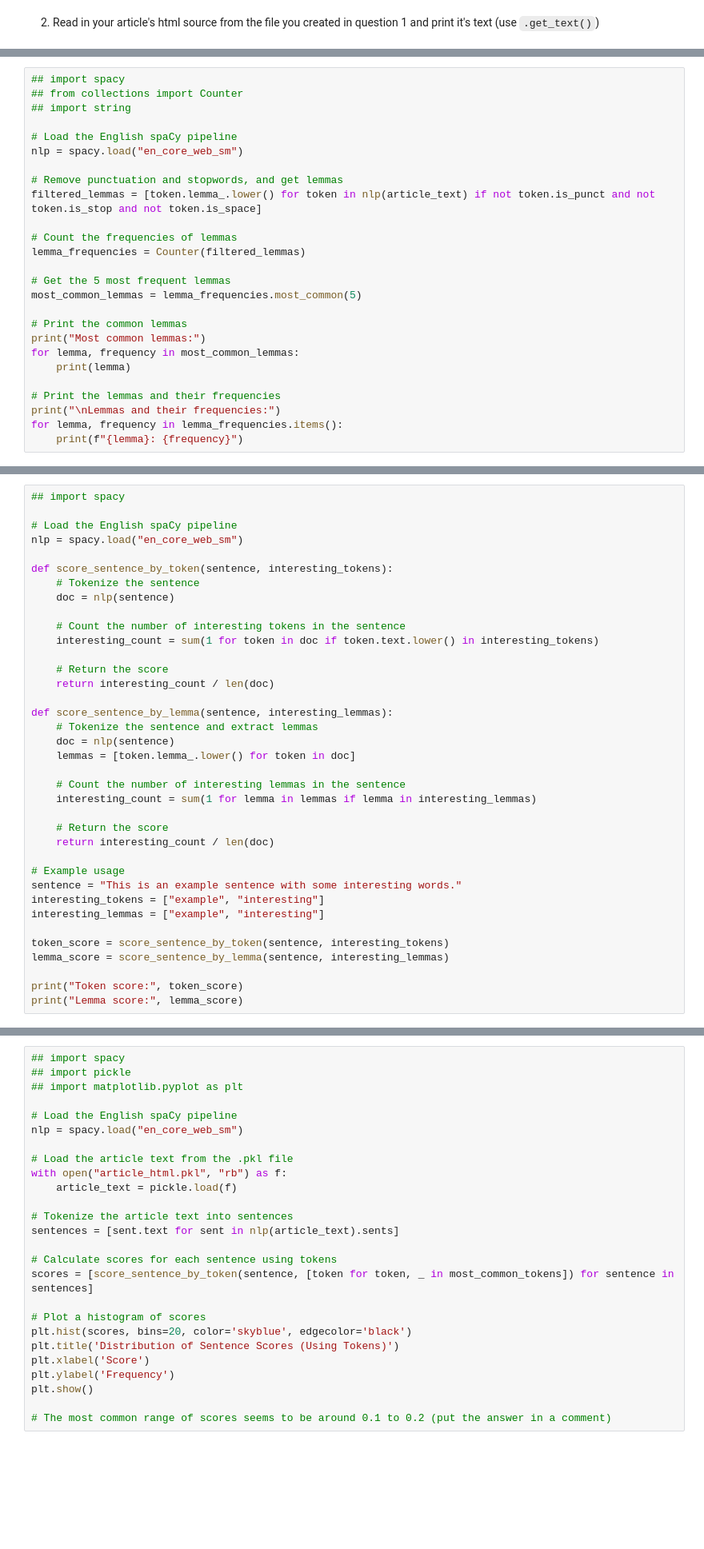
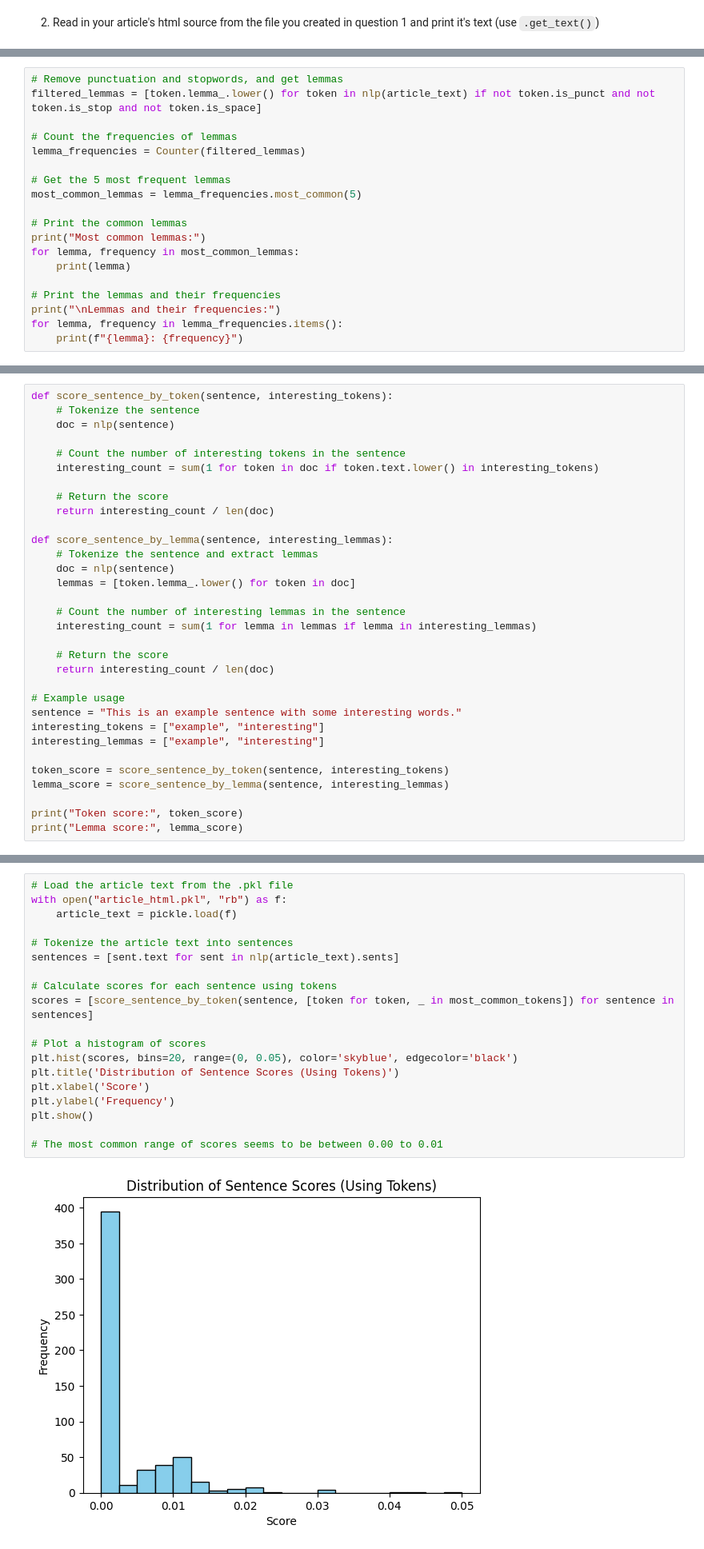
Before and after one commit to S566248/web-scraping, a Jupyter notebook: web-scraping.ipynb, the cells around one changed output, grey strips where cells are left out. Shown at 80% size. Saved outputs shown, nothing was run; the diff lists cells and outputs as text; blank space fills up the shorter version.

```diff
--- a/web-scraping.ipynb
+++ b/web-scraping.ipynb
@@ -123,11 +157,4 @@ NameError: name 'spacy' is not defined
 # %%
-## import spacy
-## from collections import Counter
-## import string
-
-# Load the English spaCy pipeline
-nlp = spacy.load("en_core_web_sm")
-
 # Remove punctuation and stopwords, and get lemmas
 filtered_lemmas = [token.lemma_.lower() for token in nlp(article_text) if not token.is_punct and not token.is_stop and not token.is_space]
 
@@ -155,9 +202,4 @@ You may find some of the code from the in class notes useful; feel free to use m
 # %%
-## import spacy
-
-# Load the English spaCy pipeline
-nlp = spacy.load("en_core_web_sm")
-
 def score_sentence_by_token(sentence, interesting_tokens):
     # Tokenize the sentence
     doc = nlp(sentence)
@@ -194,28 +241,23 @@ print("Lemma score:", lemma_score)
 # %%
-## import spacy
-## import pickle
-## import matplotlib.pyplot as plt
-
-# Load the English spaCy pipeline
-nlp = spacy.load("en_core_web_sm")
-
 # Load the article text from the .pkl file
 with open("article_html.pkl", "rb") as f:
     article_text = pickle.load(f)
 
 # Tokenize the article text into sentences
 sentences = [sent.text for sent in nlp(article_text).sents]
 
 # Calculate scores for each sentence using tokens
 scores = [score_sentence_by_token(sentence, [token for token, _ in most_common_tokens]) for sentence in sentences]
 
 # Plot a histogram of scores
-plt.hist(scores, bins=20, color='skyblue', edgecolor='black')
+plt.hist(scores, bins=20, range=(0, 0.05), color='skyblue', edgecolor='black')
 plt.title('Distribution of Sentence Scores (Using Tokens)')
 plt.xlabel('Score')
 plt.ylabel('Frequency')
 plt.show()
 
-# The most common range of scores seems to be around 0.1 to 0.2 (put the answer in a comment)
+# The most common range of scores seems to be between 0.00 to 0.01
+# %% [output]
+[figure, added]
 # %% [markdown]
 7. Make a list containing the scores (using lemmas) of every sentence in the article, and plot a histogram with appropriate titles and axis labels of the scores.  From your histogram, what seems to be the most common range of scores (put the answer in a comment after your code)?
```
Also changed, not shown: parts of 17 cells of this notebook, 1 other file.
